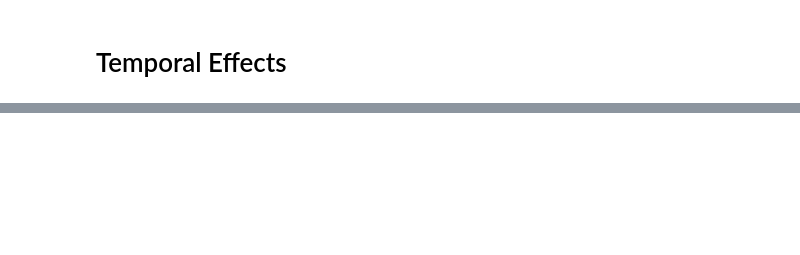
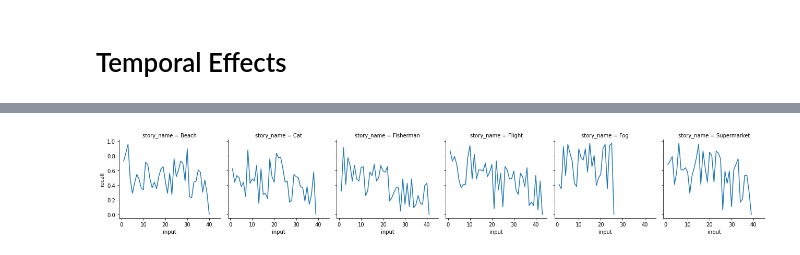
Before and after one commit to githubpsyche/narrative_cmr, a Jupyter notebook: 05_Temporal_Effects.ipynb, the cells around one changed output, grey strips where cells are left out. Saved outputs shown, nothing was run; the diff lists cells and outputs as text; code cells hidden in the pictures; blank space fills up the shorter version.

```diff
--- a/05_Temporal_Effects.ipynb
+++ b/05_Temporal_Effects.ipynb
@@ -207,0 +67,4 @@ def visualize_fit(
+# %%
+clean = events.query('study').pivot_table(index=['story_name', 'input'], values=['recall'])
+clean.reset_index(level=0, inplace=True)
+clean
@@ -207,0 +86,5 @@ def visualize_fit(
+# %%
+g = sns.FacetGrid(clean, col='story_name')
+g.map_dataframe(sns.lineplot, 'input', 'recall');
+# %% [output]
+[figure, added]
```
Also changed, not shown: parts of 85 cells of this notebook, 13 other files.
